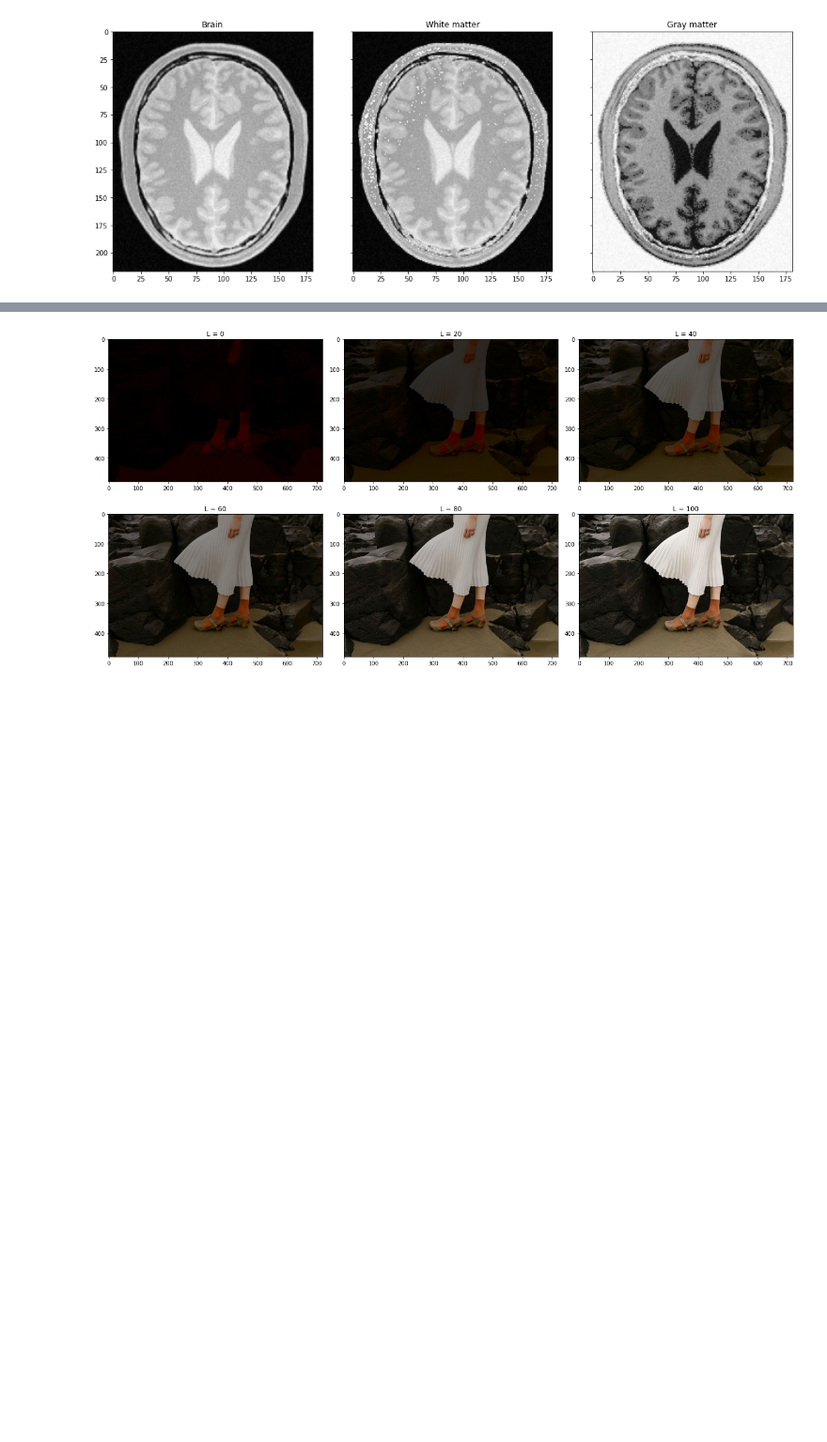
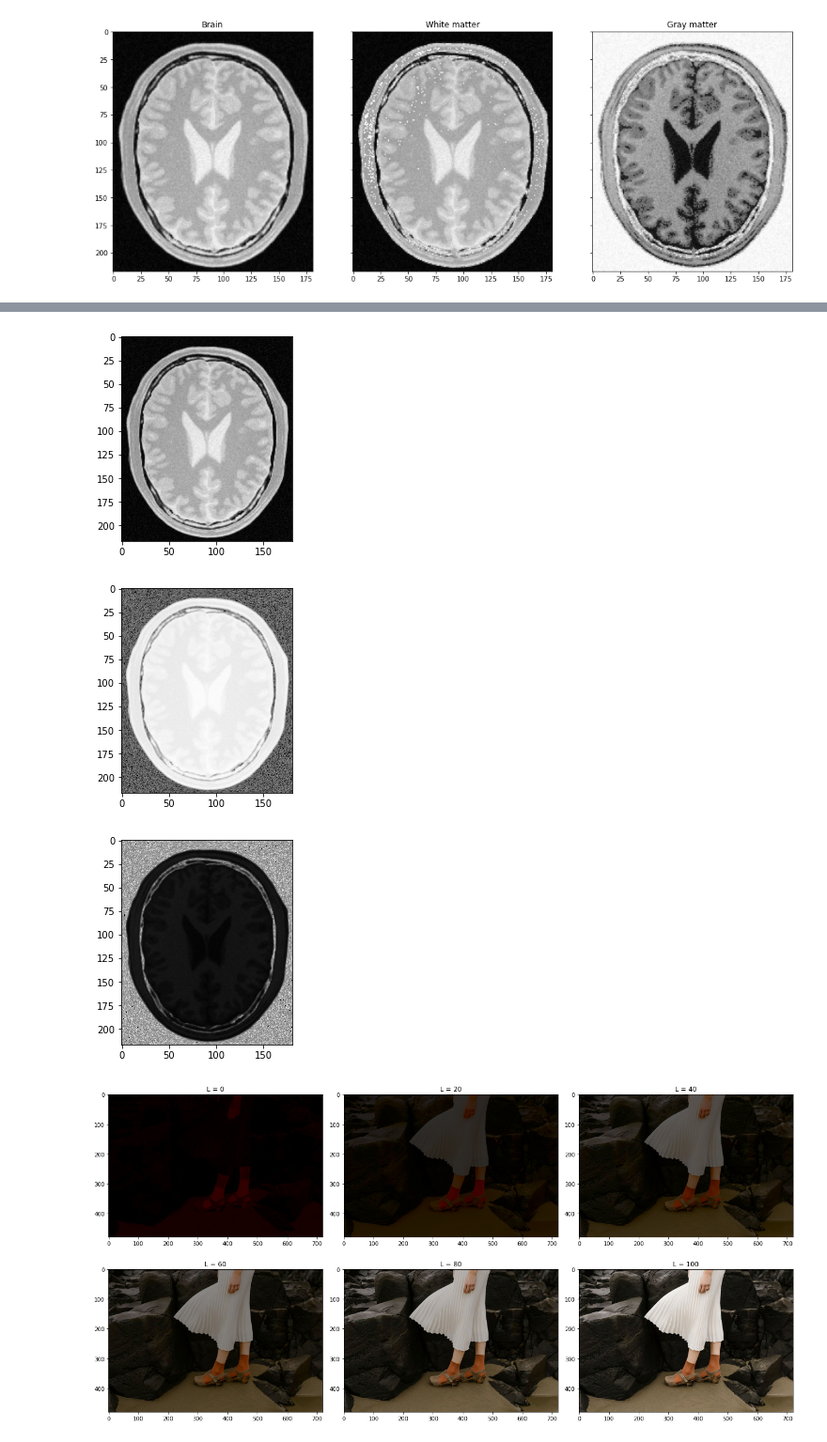
Before and after one commit to Gajaan08/FUNDAMENTALS-OF-IMAGE-PROCESSING, a Jupyter notebook: Assignment1/Assignment01_190185D.ipynb, the cells around one changed output, grey strips where cells are left out. Shown at 94% size. Drawn from its saved outputs; the diff is of its cells as text; code cells hidden in the pictures; blank space fills up the shorter version.

```diff
--- a/Assignment1/Assignment01_190185D.ipynb
+++ b/Assignment1/Assignment01_190185D.ipynb
@@ -166,3 +166,22 @@ plt.show()
+# %%
+import cv2
+import numpy as np
+import matplotlib.pyplot as plt
+image = cv2.imread('brain_proton_density_slice.png')
+c = 255 / np.log(1 + np.max(image))
+log_image = c * (np.log(image + 1))
+log_image = np.array(log_image, dtype = np.uint8)
+log_image1 = np.array(-log_image, dtype = np.uint8)
+plt.imshow(image)
+plt.show()
+plt.imshow(log_image)
+plt.show()
+plt.imshow(log_image1)
+plt.show()
+# %% [output]
+[figure, added]
+[figure, added]
+[figure, added]
 # %%
 import cv2
 import matplotlib.pyplot as plt
```
Also changed, not shown: parts of 3 cells of this notebook, 1 other file.
